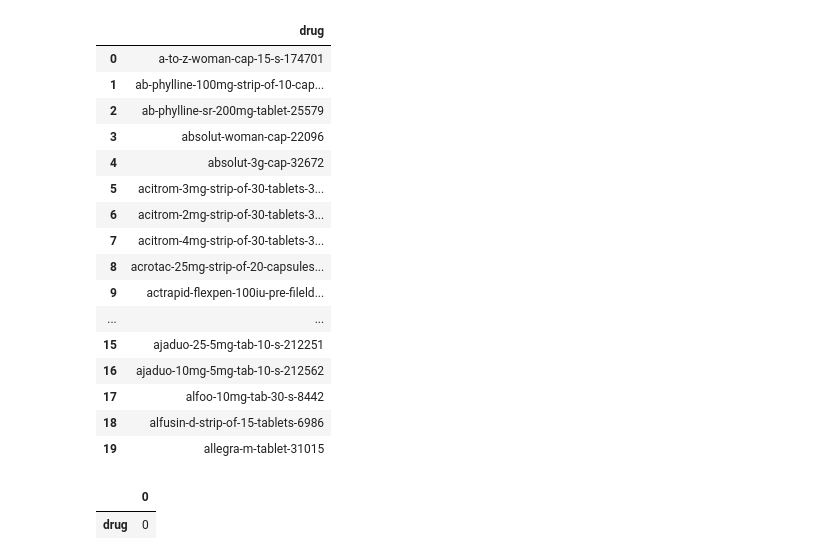
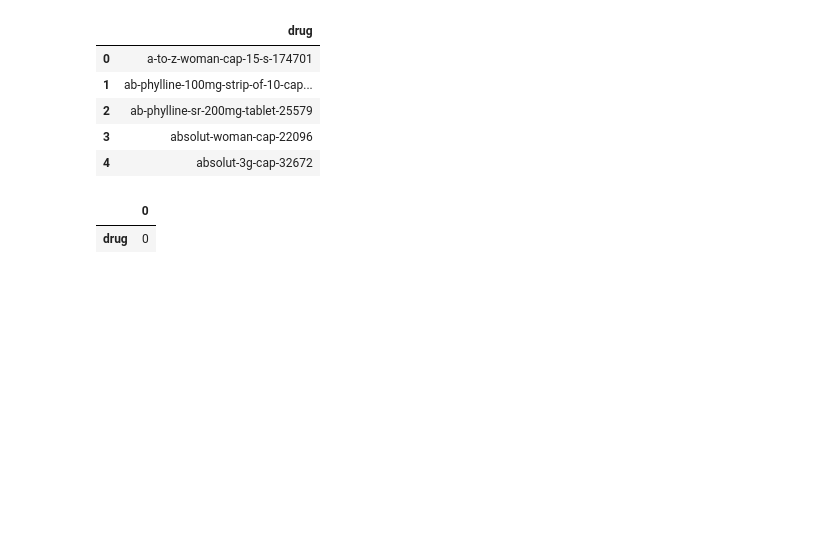
Before and after one commit to ramyadav17/DOCTOR_PRESCRIPTION_ANALYZER, a Jupyter notebook: Prescription_analyzer.ipynb, the cells around one changed output. Saved outputs shown, nothing was run; the diff lists cells and outputs as text; code cells hidden in the pictures; blank space fills up the shorter version.

```diff
--- a/Prescription_analyzer.ipynb
+++ b/Prescription_analyzer.ipynb
@@ -5,25 +5,14 @@ import pandas as pd
 import numpy as np
 # %%
 medicine_dict = pd.read_csv('druglist.csv')
-medicine_dict.head(20)
+medicine_dict.head()
 # %% [output]
 |  | drug |
 | 0 | a-to-z-woman-cap-15-s-174701 |
 | 1 | ab-phylline-100mg-strip-of-10-cap... |
 | 2 | ab-phylline-sr-200mg-tablet-25579 |
 | 3 | absolut-woman-cap-22096 |
 | 4 | absolut-3g-cap-32672 |
-| 5 | acitrom-3mg-strip-of-30-tablets-3... |
-| 6 | acitrom-2mg-strip-of-30-tablets-3... |
-| 7 | acitrom-4mg-strip-of-30-tablets-3... |
-| 8 | acrotac-25mg-strip-of-20-capsules... |
-| 9 | actrapid-flexpen-100iu-pre-fileld... |
-| ... | ... |
-| 15 | ajaduo-25-5mg-tab-10-s-212251 |
-| 16 | ajaduo-10mg-5mg-tab-10-s-212562 |
-| 17 | alfoo-10mg-tab-30-s-8442 |
-| 18 | alfusin-d-strip-of-15-tablets-6986 |
-| 19 | allegra-m-tablet-31015 |
 # %%
 medicine_dict.isnull().sum()
 # %% [output]
```
Also changed, not shown: parts of 16 cells of this notebook.
